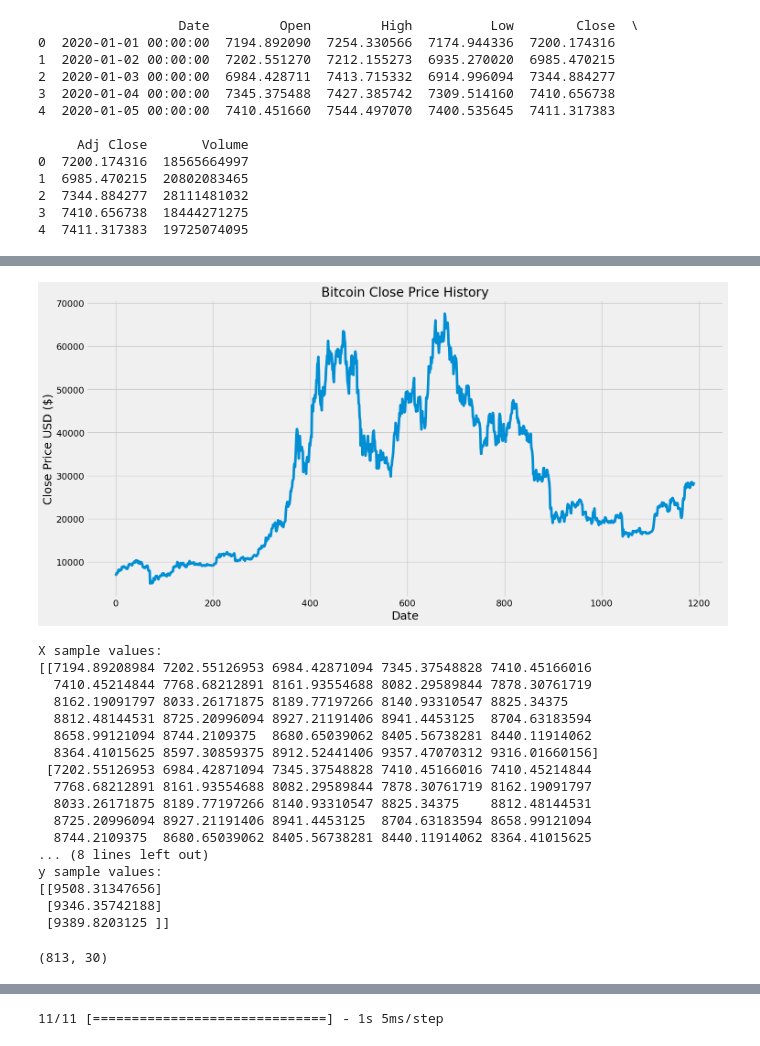
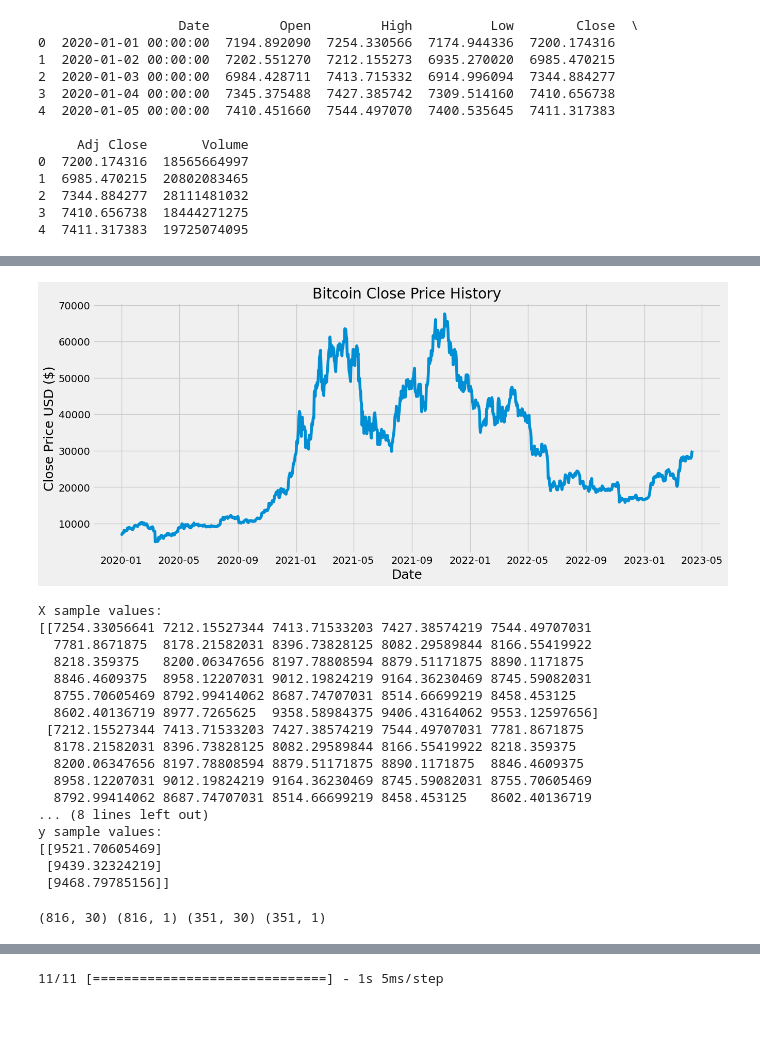
Before and after one commit to zarbin/UTA_Project-4, a Jupyter notebook: sandbox/JustinB/LTSM_CNN_Draft.ipynb, the cells around one changed output, grey strips where cells are left out. Cells and saved outputs as stored; diff of their text form; code cells hidden in the pictures; blank space fills up the shorter version.

```diff
--- a/sandbox/JustinB/LTSM_CNN_Draft.ipynb
+++ b/sandbox/JustinB/LTSM_CNN_Draft.ipynb
@@ -150,0 +151,3 @@ bitcoin_data_df
+# %%
+bitcoin_data_df['Date'] = pd.to_datetime(bitcoin_data_df['Date'])
+bitcoin_data_df.set_index('Date', inplace=True)
@@ -151,12 +170,12 @@ bitcoin_data_df
 # %%
-plt.figure(figsize=(16,8))
+plt.figure(figsize=(14,6))
 plt.title('Bitcoin Close Price History')
 plt.plot(bitcoin_data_df['Close'])
 plt.xlabel('Date', fontsize=18)
 plt.ylabel('Close Price USD ($)', fontsize=18)
 plt.show()
 # %% [output]
-[figure, old version]
+[figure, new version]
 # %%
 # Create a features function
 def window_data(df, window, feature_col_number, target_col_number):
@@ -169,7 +188,7 @@ def window_data(df, window, feature_col_number, target_col_number):
         y.append(target)
     return np.array(X), np.array(y).reshape(-1, 1)
 # %%
-# Define the window size
+# Define the window size - number of time steps (historical data points) to be used for predicting the next time step
 window_size = 30
 
 # Set the index of the feature and target columns
@@ -184,22 +203,22 @@ print (f"X sample values:\n{X[:3]} \n")
 print (f"y sample values:\n{y[:3]}")
 # %% [output]
 X sample values:
-[[7194.89208984 7202.55126953 6984.42871094 7345.37548828 7410.45166016
-  7410.45214844 7768.68212891 8161.93554688 8082.29589844 7878.30761719
-  8162.19091797 8033.26171875 8189.77197266 8140.93310547 8825.34375
-  8812.48144531 8725.20996094 8927.21191406 8941.4453125  8704.63183594
-  8658.99121094 8744.2109375  8680.65039062 8405.56738281 8440.11914062
-  8364.41015625 8597.30859375 8912.52441406 9357.47070312 9316.01660156]
- [7202.55126953 6984.42871094 7345.37548828 7410.45166016 7410.45214844
-  7768.68212891 8161.93554688 8082.29589844 7878.30761719 8162.19091797
-  8033.26171875 8189.77197266 8140.93310547 8825.34375    8812.48144531
-  8725.20996094 8927.21191406 8941.4453125  8704.63183594 8658.99121094
-  8744.2109375  8680.65039062 8405.56738281 8440.11914062 8364.41015625
+[[7254.33056641 7212.15527344 7413.71533203 7427.38574219 7544.49707031
+  7781.8671875  8178.21582031 8396.73828125 8082.29589844 8166.55419922
+  8218.359375   8200.06347656 8197.78808594 8879.51171875 8890.1171875
+  8846.4609375  8958.12207031 9012.19824219 9164.36230469 8745.59082031
+  8755.70605469 8792.99414062 8687.74707031 8514.66699219 8458.453125
+  8602.40136719 8977.7265625  9358.58984375 9406.43164062 9553.12597656]
+ [7212.15527344 7413.71533203 7427.38574219 7544.49707031 7781.8671875
+  8178.21582031 8396.73828125 8082.29589844 8166.55419922 8218.359375
+  8200.06347656 8197.78808594 8879.51171875 8890.1171875  8846.4609375
+  8958.12207031 9012.19824219 9164.36230469 8745.59082031 8755.70605469
+  8792.99414062 8687.74707031 8514.66699219 8458.453125   8602.40136719
 ... (8 lines left out)
 y sample values:
-[[9508.31347656]
- [9346.35742188]
- [9389.8203125 ]]
+[[9521.70605469]
+ [9439.32324219]
+ [9468.79785156]]
 # %%
 # Splitting the data into training and testing sets
 split = int(0.7 * len(X))
@@ -209,10 +228,10 @@ X_test = X[split:]
 
 y_train = y[: split]
 y_test = y[split:]
+
+print(X_train.shape, y_train.shape, X_test.shape, y_test.shape)
+# %% [output]
+(816, 30) (816, 1) (351, 30) (351, 1)
-# %%
-X_train.shape
-# %% [output]
-(813, 30)
 # %%
 # Create a MinMaxScaler object and fit
 scaler = MinMaxScaler()
```
Also changed, not shown: parts of 11 cells of this notebook, 2 other files.
